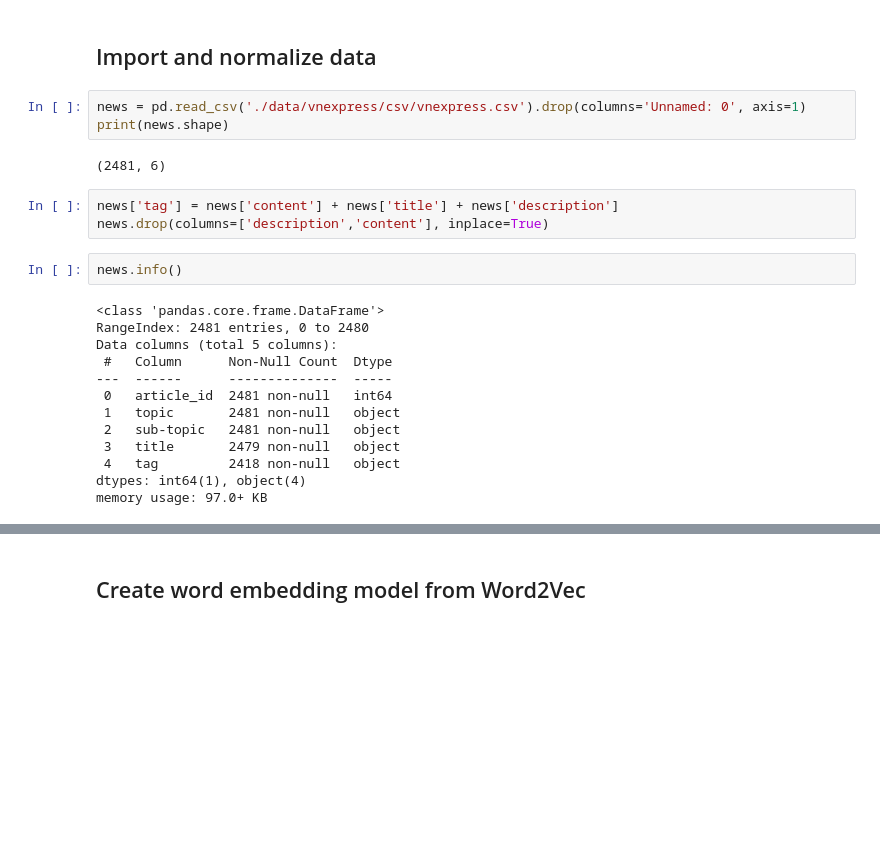
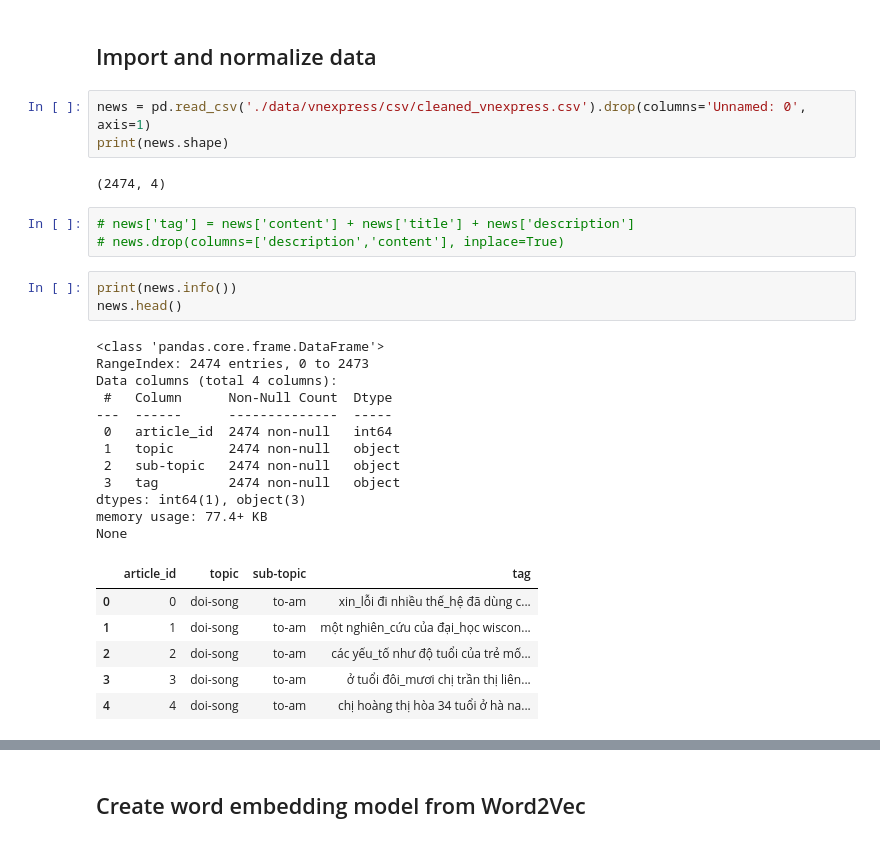
Before and after one commit to Narius2030/Vietnamese-Text-Generator, a Jupyter notebook: text-clustering.ipynb, the cells around one changed output, grey strips where cells are left out. Cells and saved outputs as stored; diff of their text form; blank space fills up the shorter version.

```diff
--- a/text-clustering.ipynb
+++ b/text-clustering.ipynb
@@ -22,28 +20,35 @@ WARNING:tensorflow:From d:\Programming\Vietnamese-Text-Generator\.venv\Lib\site-
 # %% [markdown]
 ## Import and normalize data
 # %%
-news = pd.read_csv('./data/vnexpress/csv/vnexpress.csv').drop(columns='Unnamed: 0', axis=1)
+news = pd.read_csv('./data/vnexpress/csv/cleaned_vnexpress.csv').drop(columns='Unnamed: 0', axis=1)
 print(news.shape)
 # %% [output]
-(2481, 6)
+(2474, 4)
 # %%
-news['tag'] = news['content'] + news['title'] + news['description']
-news.drop(columns=['description','content'], inplace=True)
+# news['tag'] = news['content'] + news['title'] + news['description']
+# news.drop(columns=['description','content'], inplace=True)
-# %%
-news.info()
-# %% [output]
-<class 'pandas.core.frame.DataFrame'>
-RangeIndex: 2481 entries, 0 to 2480
-Data columns (total 5 columns):
- #   Column      Non-Null Count  Dtype
----  ------      --------------  -----
- 0   article_id  2481 non-null   int64
- 1   topic       2481 non-null   object
- 2   sub-topic   2481 non-null   object
- 3   title       2479 non-null   object
- 4   tag         2418 non-null   object
-dtypes: int64(1), object(4)
-memory usage: 97.0+ KB
+# %%
+print(news.info())
+news.head()
+# %% [output]
+<class 'pandas.core.frame.DataFrame'>
+RangeIndex: 2474 entries, 0 to 2473
+Data columns (total 4 columns):
+ #   Column      Non-Null Count  Dtype
+---  ------      --------------  -----
+ 0   article_id  2474 non-null   int64
+ 1   topic       2474 non-null   object
+ 2   sub-topic   2474 non-null   object
+ 3   tag         2474 non-null   object
+dtypes: int64(1), object(3)
+memory usage: 77.4+ KB
+None
+|  | article_id | topic | sub-topic | tag |
+| 0 | 0 | doi-song | to-am | xin_lỗi đi nhiều thế_hệ đã dùng c... |
+| 1 | 1 | doi-song | to-am | một nghiên_cứu của đại_học wiscon... |
+| 2 | 2 | doi-song | to-am | các yếu_tố như độ tuổi của trẻ mố... |
+| 3 | 3 | doi-song | to-am | ở tuổi đôi_mươi chị trần thị liên... |
+| 4 | 4 | doi-song | to-am | chị hoàng thị hòa 34 tuổi ở hà na... |
 # %%
 news.isna().sum()
 # %% [output]
```
Also changed, not shown: parts of 10 cells of this notebook, 6 other files.
